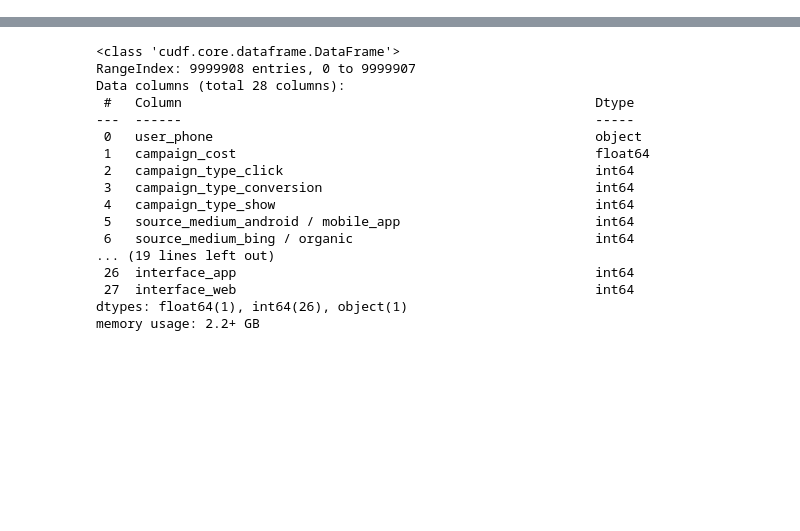
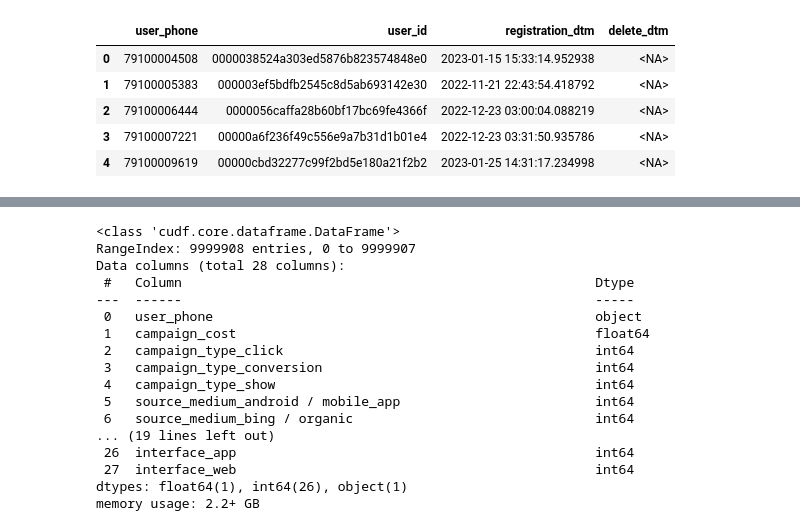
Before and after one commit to maratgaliulin/magnum_scopum_sravni_ru_dataton_2024, a Jupyter notebook: main.ipynb, the cells around one changed output, grey strips where cells are left out. Cells and saved outputs as stored; diff of their text form; code cells hidden in the pictures; blank space fills up the shorter version.

```diff
--- a/main.ipynb
+++ b/main.ipynb
@@ -13,0 +33,9 @@ users_data = pd.read_csv('data/users_data.csv')
+# %%
+users_data.head()
+# %% [output]
+|  | user_phone | user_id | registration_dtm | delete_dtm |
+| 0 | 79100004508 | 0000038524a303ed5876b823574848e0 | 2023-01-15 15:33:14.952938 | <NA> |
+| 1 | 79100005383 | 000003ef5bdfb2545c8d5ab693142e30 | 2022-11-21 22:43:54.418792 | <NA> |
+| 2 | 79100006444 | 0000056caffa28b60bf17bc69fe4366f | 2022-12-23 03:00:04.088219 | <NA> |
+| 3 | 79100007221 | 00000a6f236f49c556e9a7b31d1b01e4 | 2022-12-23 03:31:50.935786 | <NA> |
+| 4 | 79100009619 | 00000cbd32277c99f2bd5e180a21f2b2 | 2023-01-25 14:31:17.234998 | <NA> |
```
Also changed, not shown: parts of 6 cells of this notebook, 2 other files.
